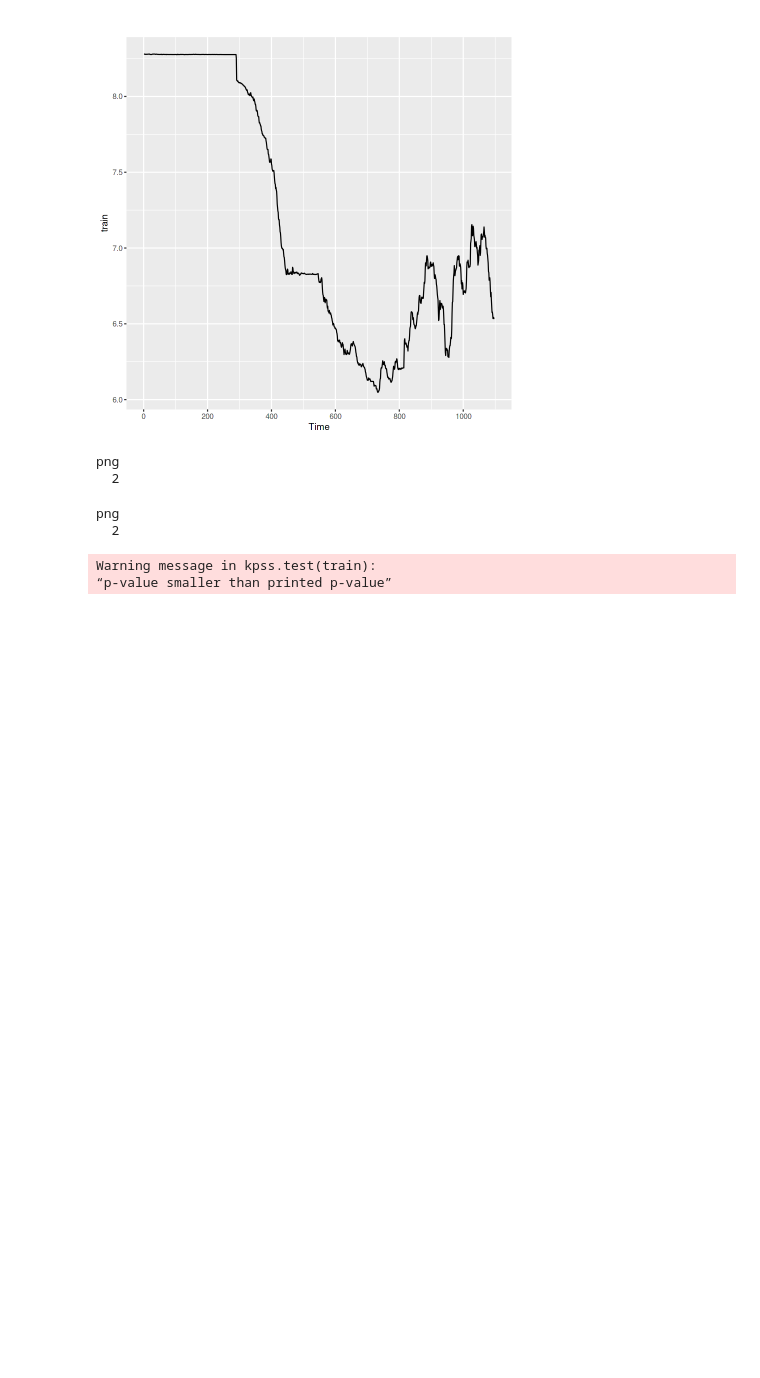
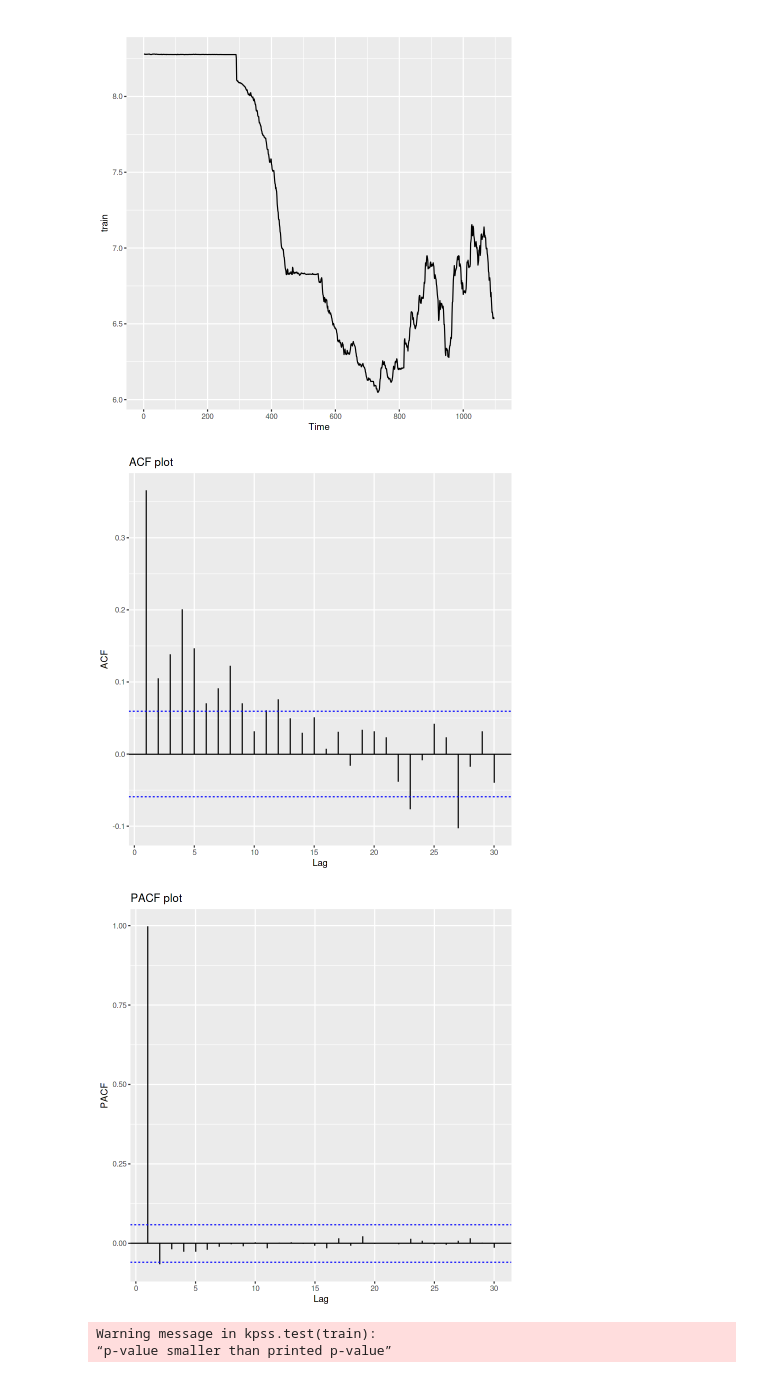
Before and after one commit to siddhartha2001/hybrid-models, a Jupyter notebook: codes/china-ts.ipynb, the cells around one changed output. Cells and saved outputs as stored; diff of their text form; code cells hidden in the pictures; blank space fills up the shorter version.

```diff
--- a/codes/china-ts.ipynb
+++ b/codes/china-ts.ipynb
@@ -254,23 +221,16 @@ autoplot(train)
 # %%
 #ACF & PACF plots
 #diffcase=ndiffs(train)
 diffset = diff(train, differences = ndiffs(train))
 
-jpeg(file="ACF_China.jpeg")
 ggAcf(diffset) +
   ggtitle("ACF plot")
-dev.off()
-
-jpeg(file="PACF_China.jpeg")
 
 ggPacf(train) +
   ggtitle("PACF plot")
-dev.off()
 # %% [output]
-png
-  2
-png
-  2
+[figure, added]
+[figure, added]
 # %%
 kpss.test(train)  #p value is < 0.05... So,reject null hypothesis and accept alternative hypothisis which is non stationary
 # %% [output]
```
Also changed, not shown: parts of 34 cells of this notebook.
